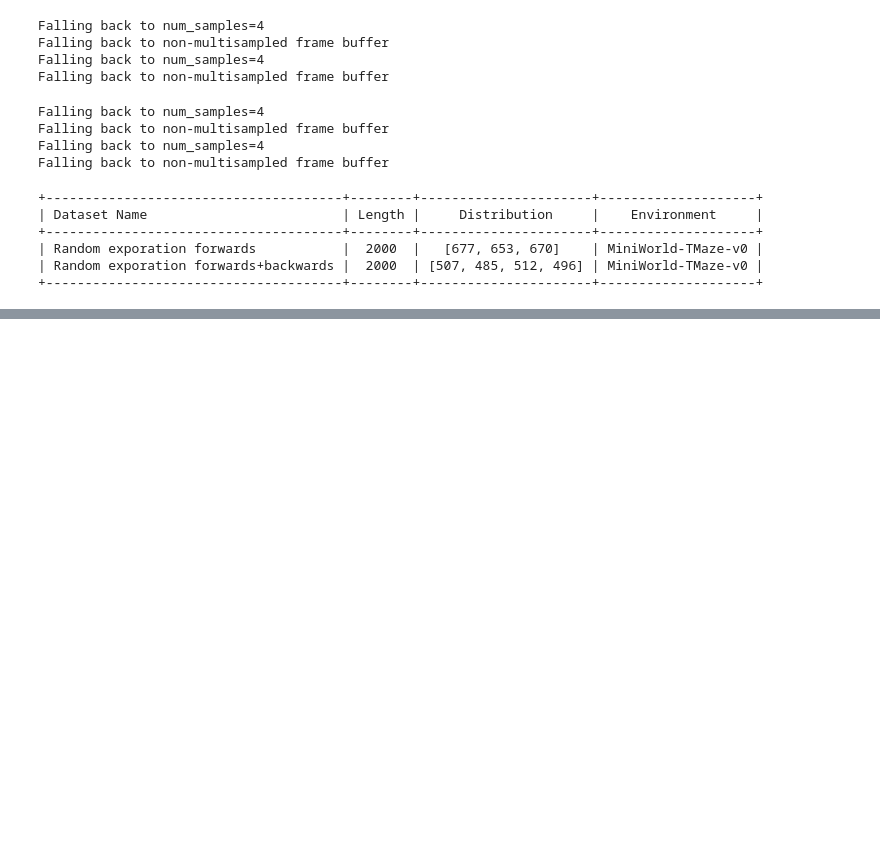
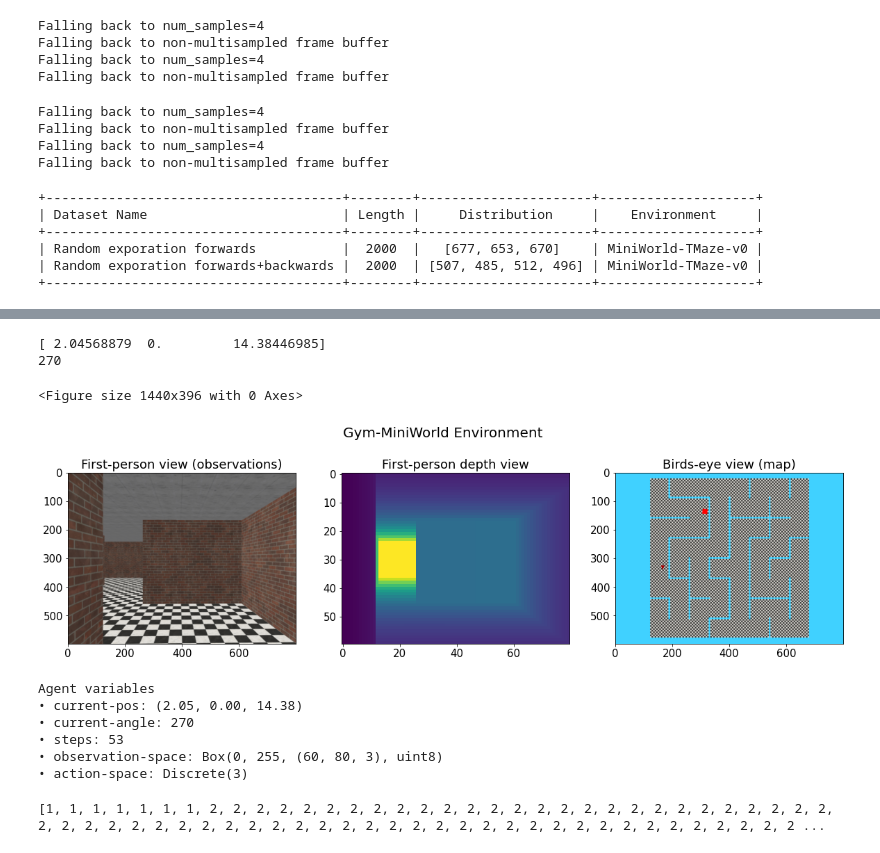
Before and after one commit to Mariusmarten/SpatialMemory, a Jupyter notebook: _dataset-generation.ipynb, the cells around one changed output, grey strips where cells are left out. Saved outputs shown, nothing was run; the diff lists cells and outputs as text; code cells hidden in the pictures; blank space fills up the shorter version.

```diff
--- a/_dataset-generation.ipynb
+++ b/_dataset-generation.ipynb
@@ -89,3 +102,15 @@ random_data = collector.collect(random_act, env, img_size=32, show=False)
 
 with open('datasets/random_data.pickle', 'wb') as handle:
     pickle.dump(random_data, handle, protocol=pickle.HIGHEST_PROTOCOL)
+# %%
+# (4) Create Oracle dataset with random actions inbetween + reversed
+
+oracle_actions = action.oracle_actions()
+env = world.init_env('MiniWorld-Maze-v0')
+oracle_random_actions = action.add_randomness(oracle_actions[0:500], env, random_step_lenth=1)
+print(len(oracle_random_actions))
+reversed_actions = action.reverse_action_seq(oracle_random_actions)
+oracle_reversed_random_data = collector.collect(oracle_random_actions + reversed_actions, env, img_size=32, show=False)
+
+with open('datasets/oracle_reversed_random_data_small.pickle', 'wb') as handle:
+    pickle.dump(oracle_reversed_random_data, handle, protocol=pickle.HIGHEST_PROTOCOL)
@@ -415,0 +474,29 @@ print(myTable)
+# %%
+import math
+
+for i in range(15):
+    _, _, _, _ = env.step(2)
+    position = env.agent.pos # coordinates
+    angle = int(env.agent.dir * 180 / math.pi) % 360
+
+print(position)
+print(angle)
+
+plot.plot_obs_top_dep(env)
+world.print_env_parameters(env)
+# %% [output]
+[ 2.04568879  0.         14.38446985]
+270
+<Figure size 1440x396 with 0 Axes>
+[figure, added]
+Agent variables
+• current-pos: (2.05, 0.00, 14.38)
+• current-angle: 270
+• steps: 53
+• observation-space: Box(0, 255, (60, 80, 3), uint8)
+• action-space: Discrete(3)
+# %%
+oracle_actions = action.oracle_actions()
+print(oracle_actions)
+# %% [output]
+[1, 1, 1, 1, 1, 1, 1, 2, 2, 2, 2, 2, 2, 2, 2, 2, 2, 2, 2, 2, 2, 2, 2, 2, 2, 2, 2, 2, 2, 2, 2, 2, 2, 2, 2, 2, 2, 2, 2, 2, 2, 2, 2, 2, 2, 2, 2, 2, 2, 2, 2, 2, 2, 2, 2, 2, 2, 2, 2, 2, 2, 2, 2, 2, 2, 2, 2 ...
```
Also changed, not shown: parts of 4 cells of this notebook, 31 other files.
